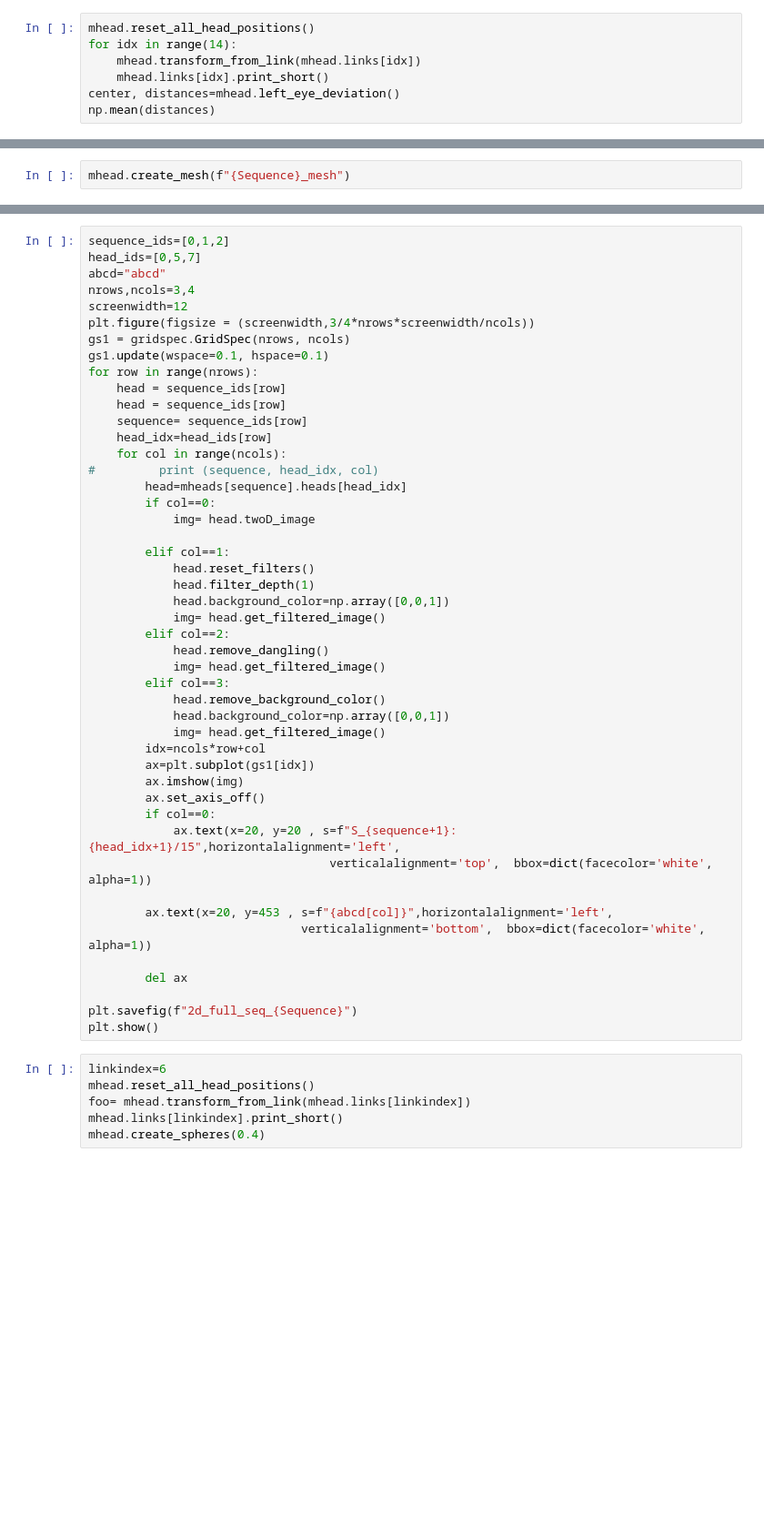
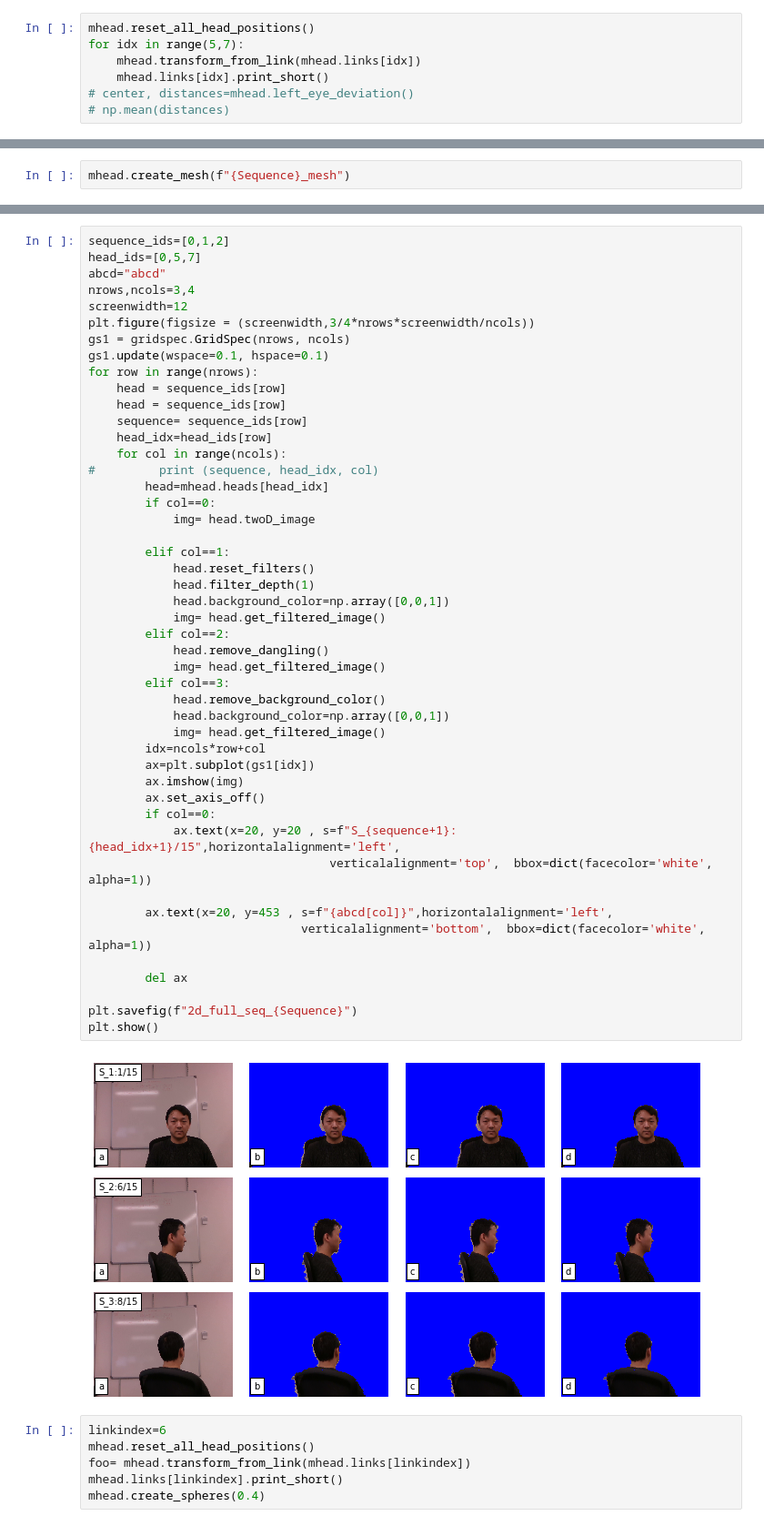
Before and after one commit to yichao-l/head_reconstruct, a Jupyter notebook: AV_CW_WZ.ipynb, the cells around one changed output, grey strips where cells are left out. Shown at 91% size. Saved outputs shown, nothing was run; the diff lists cells and outputs as text; blank space fills up the shorter version.

```diff
--- a/AV_CW_WZ.ipynb
+++ b/AV_CW_WZ.ipynb
@@ -69,9 +71,9 @@ def calc_connections(mhead):
 calc_connections(mhead)
 # %%
 mhead.reset_all_head_positions()
-for idx in range(14):
+for idx in range(5,7):
     mhead.transform_from_link(mhead.links[idx])
     mhead.links[idx].print_short()
-center, distances=mhead.left_eye_deviation()
-np.mean(distances)
+# center, distances=mhead.left_eye_deviation()
+# np.mean(distances)
 # %% [output]
@@ -393,37 +396,39 @@ for row in range(nrows):
     head_idx=head_ids[row]
     for col in range(ncols):
 #         print (sequence, head_idx, col)
-        head=mheads[sequence].heads[head_idx]
+        head=mhead.heads[head_idx]
         if col==0:
             img= head.twoD_image
 
         elif col==1:
             head.reset_filters()
             head.filter_depth(1)
             head.background_color=np.array([0,0,1])
             img= head.get_filtered_image()
         elif col==2:
             head.remove_dangling()
             img= head.get_filtered_image()
         elif col==3:
             head.remove_background_color()
             head.background_color=np.array([0,0,1])
             img= head.get_filtered_image()
         idx=ncols*row+col
         ax=plt.subplot(gs1[idx])
         ax.imshow(img)
         ax.set_axis_off()
         if col==0:
             ax.text(x=20, y=20 , s=f"S_{sequence+1}:{head_idx+1}/15",horizontalalignment='left',
                                   verticalalignment='top',  bbox=dict(facecolor='white', alpha=1))
 
         ax.text(x=20, y=453 , s=f"{abcd[col]}",horizontalalignment='left',
                               verticalalignment='bottom',  bbox=dict(facecolor='white', alpha=1))
 
         del ax
 
 plt.savefig(f"2d_full_seq_{Sequence}")
 plt.show()
+# %% [output]
+[figure, added]
 # %%
 linkindex=6
 mhead.reset_all_head_positions()
```
Also changed, not shown: parts of 3 cells of this notebook, 2 other files.
